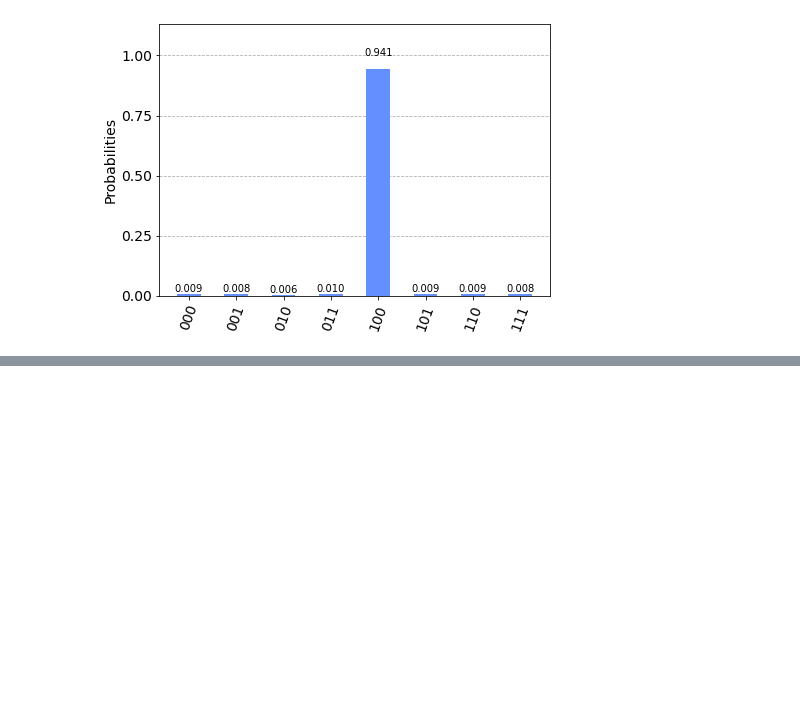
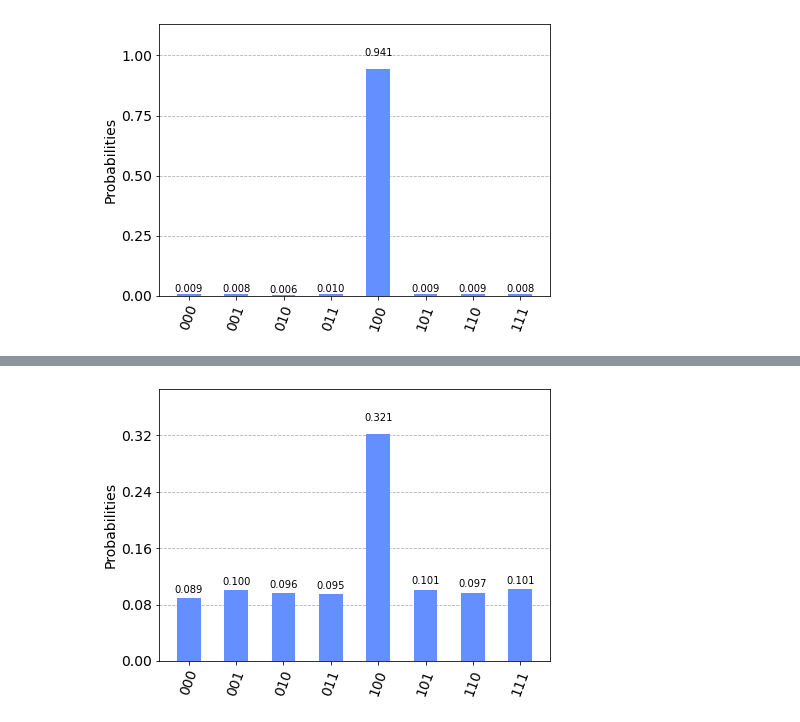
Before and after one commit to lucassciuti/qiskit, a Jupyter notebook: quantum_algorithms/grover_algorithm.ipynb, the cells around one changed output, grey strips where cells are left out. Cells and saved outputs as stored; diff of their text form; code cells hidden in the pictures; blank space fills up the shorter version.

```diff
--- a/quantum_algorithms/grover_algorithm.ipynb
+++ b/quantum_algorithms/grover_algorithm.ipynb
@@ -192,0 +269,7 @@ plot_histogram(answer)
+# %%
+backend = Aer.get_backend("qasm_simulator")
+results = execute(open_circuit, backend, shots=3000).result()
+answer = results.get_counts()
+plot_histogram(answer)
+# %% [output]
+[figure, added]
```
Also changed, not shown: parts of 3 cells of this notebook, 1 other file.
